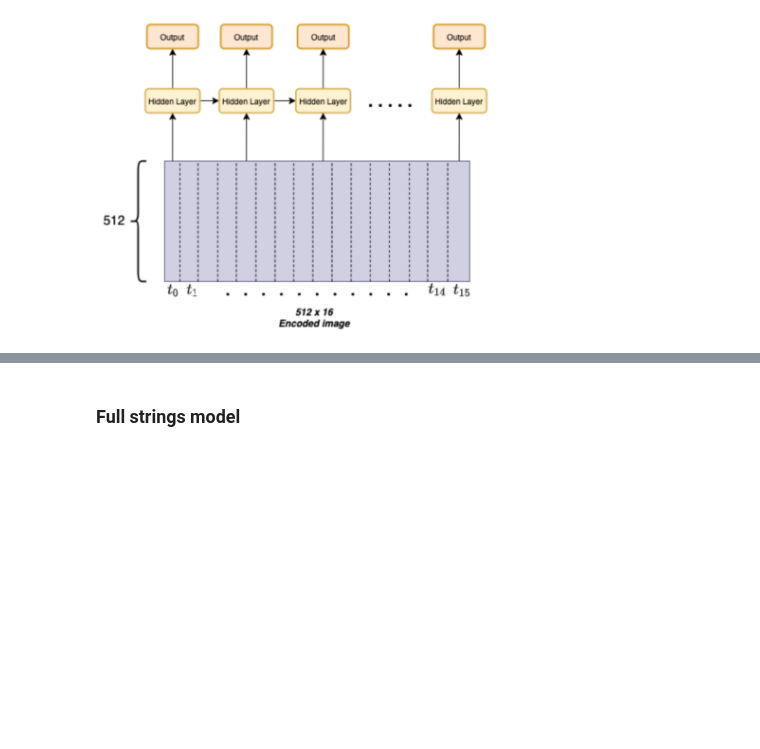
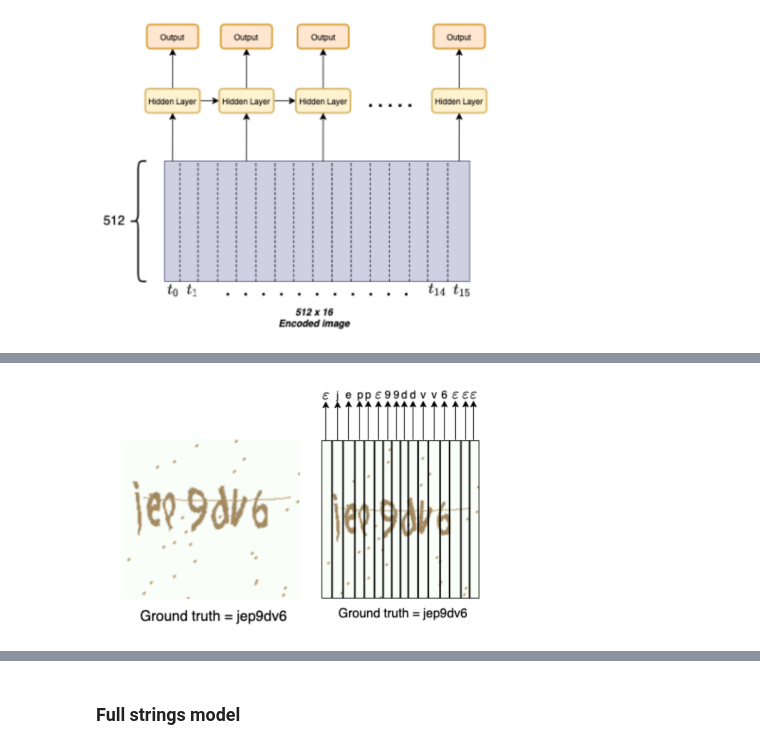
Before and after one commit to tomtalp/CaptchasProject, a Jupyter notebook: main_notebook.ipynb, the cells around one changed output, grey strips where cells are left out. Saved outputs shown, nothing was run; the diff lists cells and outputs as text; code cells hidden in the pictures; blank space fills up the shorter version.

```diff
--- a/main_notebook.ipynb
+++ b/main_notebook.ipynb
@@ -929,0 +952,4 @@ ShowImage("./assets/rnn_sequence1.png", width=400, height=50)
+# %%
+ShowImage("./assets/ctc_example.png", width=400, height=50)
+# %% [output]
+[figure, added]
```
Also changed, not shown: parts of 11 cells of this notebook, 3 other files.
